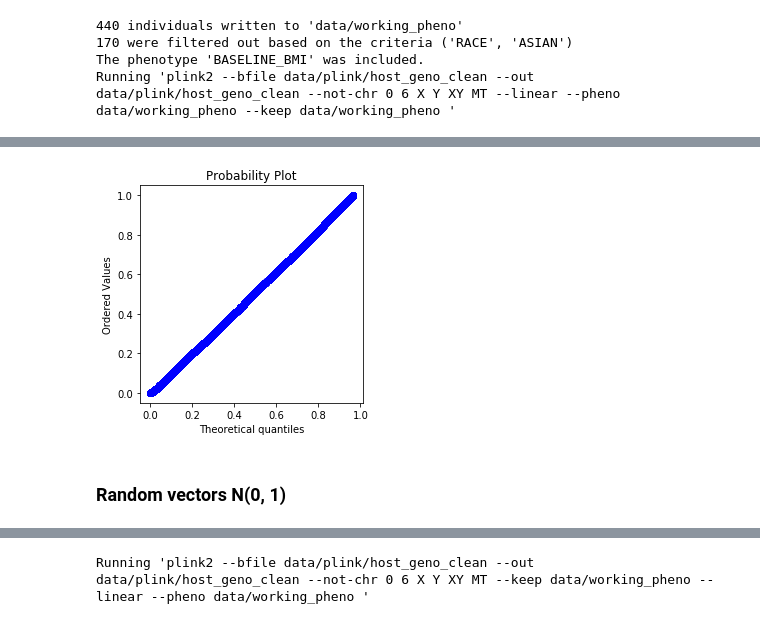
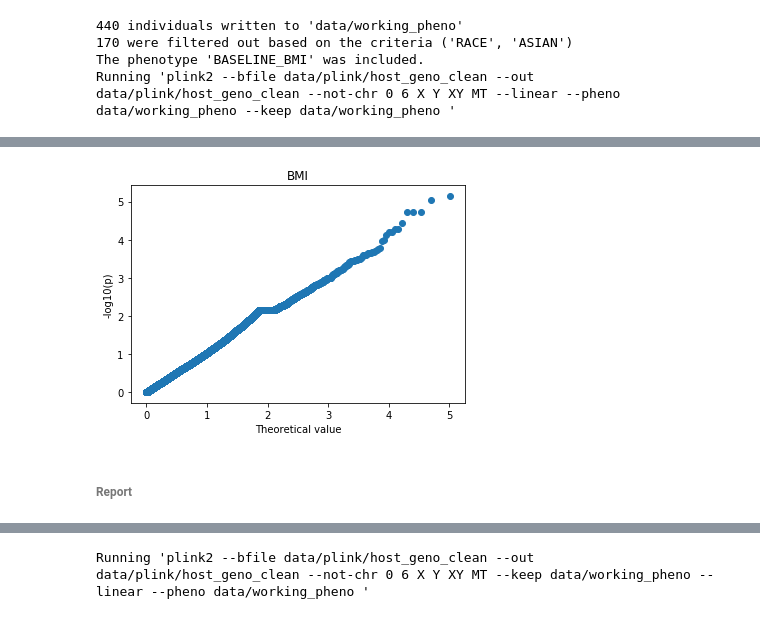
Before and after one commit to matthiaszeller/HBV, a Jupyter notebook: Host genotypes - Analysis.ipynb, the cells around one changed output, grey strips where cells are left out. Drawn from its saved outputs; the diff is of its cells as text; code cells hidden in the pictures.

```diff
--- a/Host genotypes - Analysis.ipynb
+++ b/Host genotypes - Analysis.ipynb
@@ -84,11 +140,8 @@ GenerateManhattan(data, refSNP='ID', significance=7)
 # %%
-df = pd.read_csv(PATH_HOST_CLEAN_DATA+'.BASELINE_BMI.glm.linear', sep='\s+',
-                 usecols=['P'])
-#df['-log10P'] = df.P.apply(lambda x: - np.log10(x))
+df = pd.read_csv(PATH_HOST_CLEAN_DATA+'.BASELINE_BMI.glm.linear', sep='\s+', usecols=['P'])
+df.dropna(inplace=True)
+plot_QQ(df.P, 'BMI')
+# %% [output]
+[figure, added]
-# %%
-plt.figure(figsize=(4,4))
-stats.probplot(df['P'], dist='uniform', plot=plt);
-# %% [output]
-[figure, removed]
-# %% [markdown]
-### Random vectors N(0, 1)
+# %% [markdown]
+###### Report
```
Also changed, not shown: parts of 55 cells of this notebook, 3 other files.
